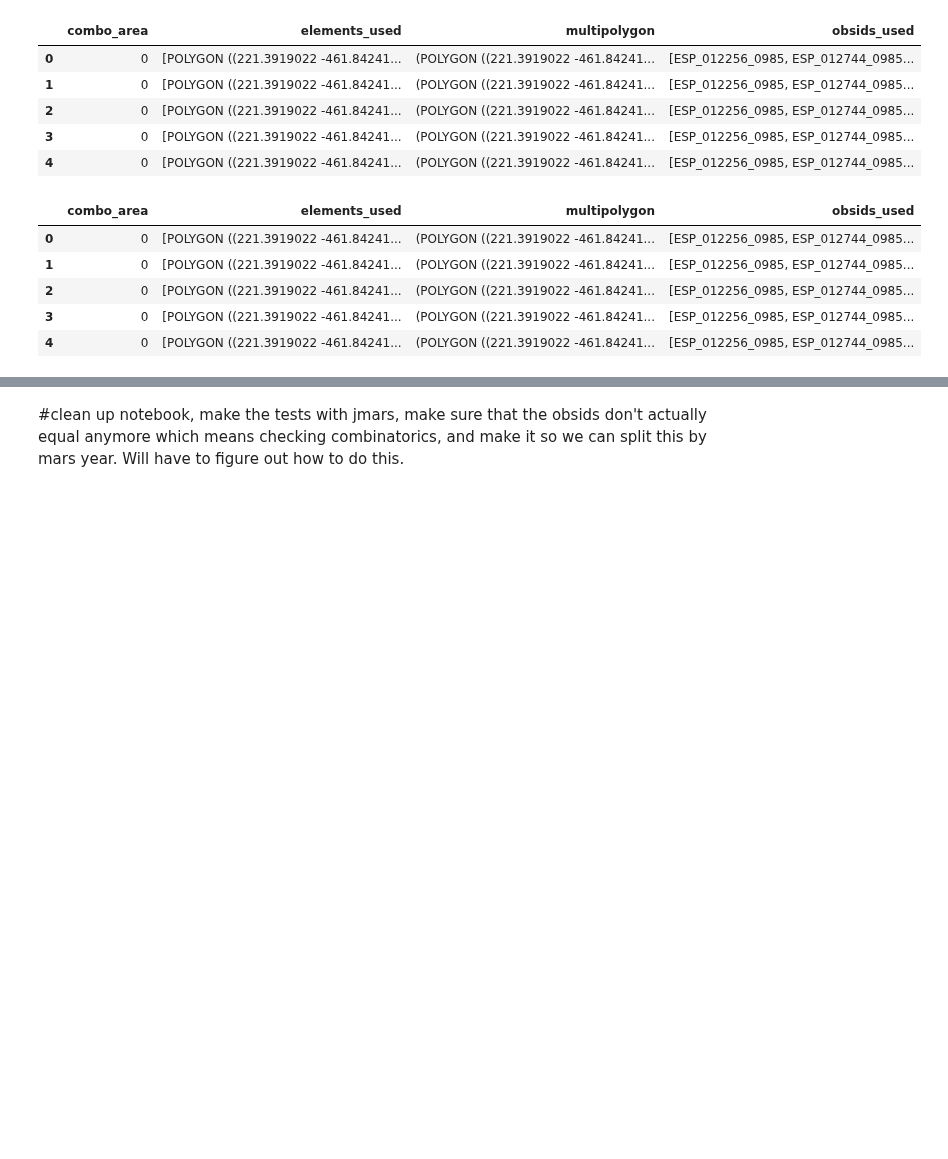
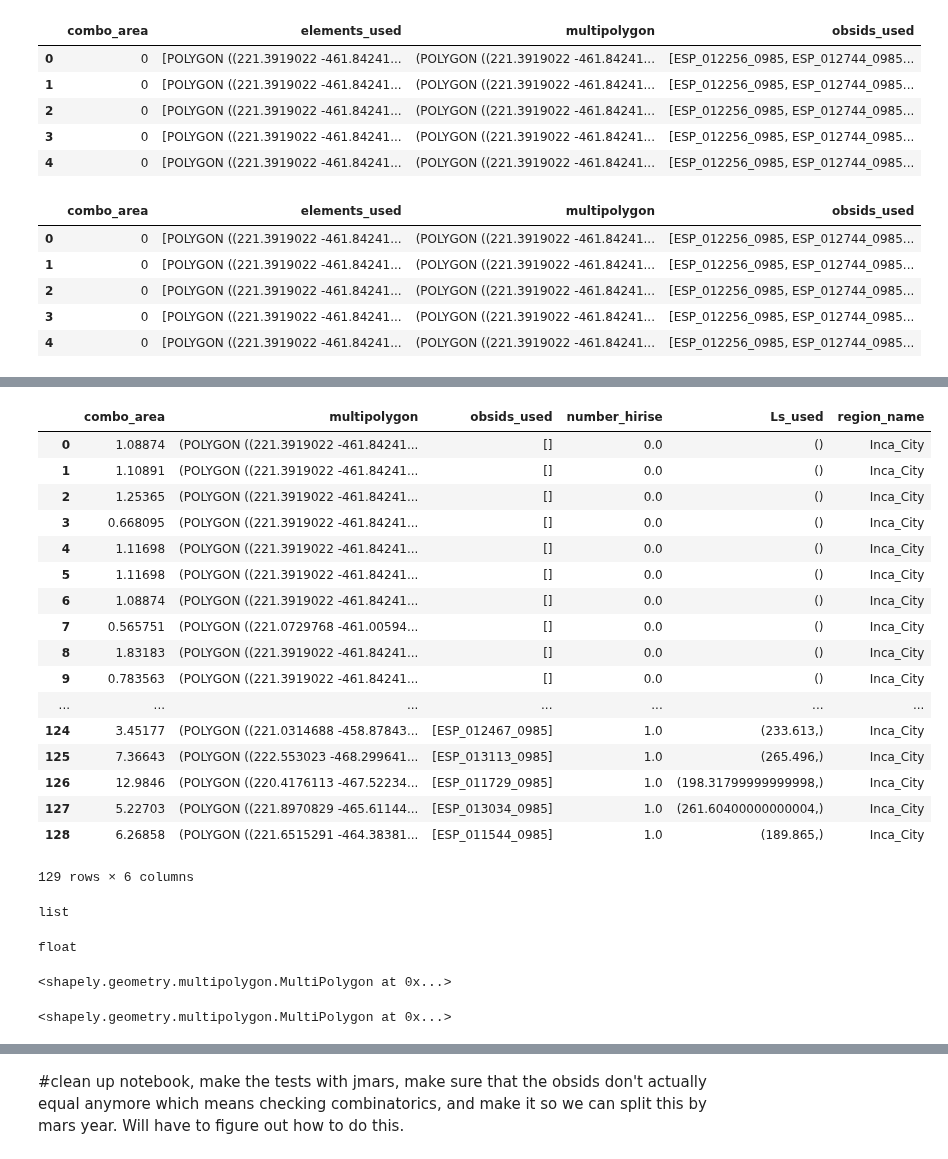
Before and after one commit to zalfalah/Honors, a Jupyter notebook: Creating Combo DF Specific Case .ipynb, the cells around one changed output, grey strips where cells are left out. Drawn from its saved outputs; the diff is of its cells as text; code cells hidden in the pictures; blank space fills up the shorter version.

```diff
--- a/Creating Combo DF Specific Case .ipynb
+++ b/Creating Combo DF Specific Case .ipynb
@@ -416,0 +424,4 @@ obsdf.head()
+# %%
+nz = obsdf[obsdf['combo_area']!= 0] #nz for not zero
+#filtering for nonzero area seems to break the DF somehow
+#maybe the thing im drawing from didnt have data on these obsids, remake n_obj dataframe with all?
@@ -416,0 +437,39 @@ obsdf.head()
+# %%
+nz = nz.reset_index(drop=True)
+# %%
+nz #there are some filled in, a lot that arent.  Indicative of a lack of data from olddata imo, check
+# %% [output]
+|  | combo_area | multipolygon | obsids_used | number_hirise | Ls_used | region_name |
+| 0 | 1.08874 | (POLYGON ((221.3919022 -461.84241... | [] | 0.0 | () | Inca_City |
+| 1 | 1.10891 | (POLYGON ((221.3919022 -461.84241... | [] | 0.0 | () | Inca_City |
+| 2 | 1.25365 | (POLYGON ((221.3919022 -461.84241... | [] | 0.0 | () | Inca_City |
+| 3 | 0.668095 | (POLYGON ((221.3919022 -461.84241... | [] | 0.0 | () | Inca_City |
+| 4 | 1.11698 | (POLYGON ((221.3919022 -461.84241... | [] | 0.0 | () | Inca_City |
+| 5 | 1.11698 | (POLYGON ((221.3919022 -461.84241... | [] | 0.0 | () | Inca_City |
+| 6 | 1.08874 | (POLYGON ((221.3919022 -461.84241... | [] | 0.0 | () | Inca_City |
+| 7 | 0.565751 | (POLYGON ((221.0729768 -461.00594... | [] | 0.0 | () | Inca_City |
+| 8 | 1.83183 | (POLYGON ((221.3919022 -461.84241... | [] | 0.0 | () | Inca_City |
+| 9 | 0.783563 | (POLYGON ((221.3919022 -461.84241... | [] | 0.0 | () | Inca_City |
+| ... | ... | ... | ... | ... | ... | ... |
+| 124 | 3.45177 | (POLYGON ((221.0314688 -458.87843... | [ESP_012467_0985] | 1.0 | (233.613,) | Inca_City |
+| 125 | 7.36643 | (POLYGON ((222.553023 -468.299641... | [ESP_013113_0985] | 1.0 | (265.496,) | Inca_City |
+| 126 | 12.9846 | (POLYGON ((220.4176113 -467.52234... | [ESP_011729_0985] | 1.0 | (198.31799999999998,) | Inca_City |
+| 127 | 5.22703 | (POLYGON ((221.8970829 -465.61144... | [ESP_013034_0985] | 1.0 | (261.60400000000004,) | Inca_City |
+| 128 | 6.26858 | (POLYGON ((221.6515291 -464.38381... | [ESP_011544_0985] | 1.0 | (189.865,) | Inca_City |
+129 rows × 6 columns
+# %%
+type(nz.combo_area[115])
+# %% [output]
+list
+# %%
+type(nz.combo_area[121])
+# %% [output]
+float
+# %%
+nz.multipolygon[0]
+# %% [output]
+<shapely.geometry.multipolygon.MultiPolygon at 0x...>
+# %%
+nz.multipolygon[128]
+# %% [output]
+<shapely.geometry.multipolygon.MultiPolygon at 0x...>
```
Also changed, not shown: parts of 28 cells of this notebook.
